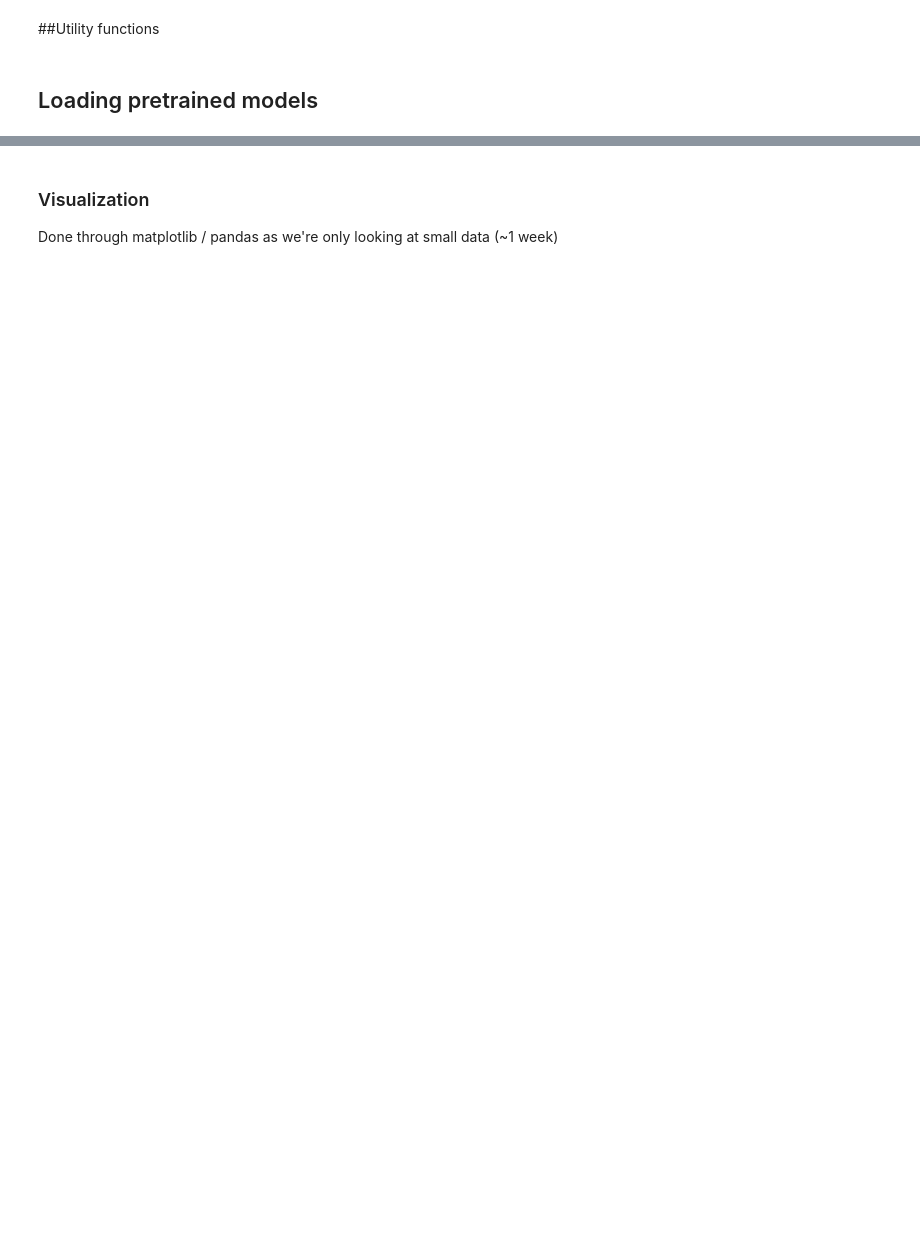
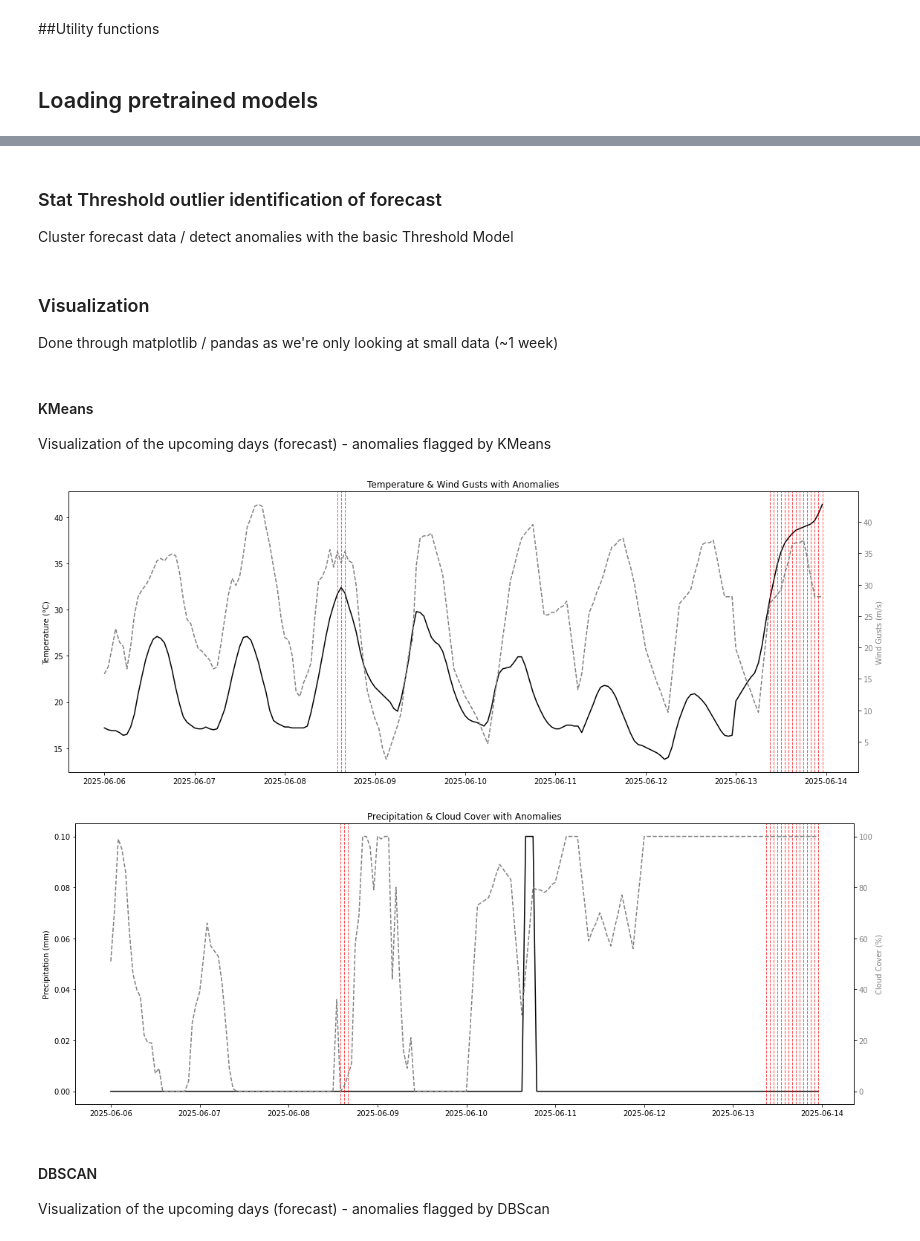
Before and after one commit to berthlou/dsaa_bda, a Jupyter notebook: Live - Streaming and Visualizations.ipynb, the cells around one changed output, grey strips where cells are left out. Drawn from its saved outputs; the diff is of its cells as text; code cells hidden in the pictures; blank space fills up the shorter version.

```diff
--- a/Live - Streaming and Visualizations.ipynb
+++ b/Live - Streaming and Visualizations.ipynb
@@ -207,0 +252,3 @@ final_stream.show(20, truncate=False)   # or writeStream(...) for true streaming
+# %% [markdown]
+### Stat Threshold outlier identification of forecast
+Cluster forecast data / detect anomalies with the basic Threshold Model
@@ -208,3 +269,63 @@ final_stream.show(20, truncate=False)   # or writeStream(...) for true streaming
 # %% [markdown]
 ### Visualization
 Done through matplotlib / pandas as we're only looking at small data (~1 week)
+# %% [markdown]
+#### KMeans
+Visualization of the upcoming days (forecast) - anomalies flagged by KMeans
+# %%
+# Selection of relevant columns and conversion to pandas for visualization
+plot_df = scored_sdf.select(
+    "time",
+    "temperature_2m",
+    "wind_gusts_10m",
+    "precipitation",
+    "cloud_cover",
+    "distance_cluster_center",
+    "is_anomaly"
+).orderBy("time").toPandas()
+# %%
+### Temperature & Wind Gusts
+fig, ax1 = plt.subplots(figsize=(16, 6))
+
+ax1.plot(plot_df["time"], plot_df["temperature_2m"], color="black", label="Temperature (°C)")
+ax1.set_ylabel("Temperature (°C)", color="black")
+ax1.tick_params(axis='y', labelcolor="black")
+
+for anomaly_time in plot_df.loc[plot_df["is_anomaly"] == 1, "time"]:
+    ax1.axvline(x=anomaly_time, color="red", linestyle="--", linewidth=1, alpha=0.7)
+
+ax2 = ax1.twinx()
+ax2.plot(plot_df["time"], plot_df["wind_gusts_10m"], color="gray", linestyle='--', label="Wind Gusts (m/s)")
+ax2.set_ylabel("Wind Gusts (m/s)", color="gray")
+ax2.tick_params(axis='y', labelcolor="gray")
+ax2.get_xaxis().set_visible(False)  # Remove duplicate x labels
+
+plt.title("Temperature & Wind Gusts with Anomalies")
+fig.tight_layout()
+plt.show()
+
+### Precipitation & Cloud Cover
+fig, ax3 = plt.subplots(figsize=(16, 6))
+
+ax3.plot(plot_df["time"], plot_df["precipitation"], color="black", label="Precipitation (mm)")
+ax3.set_ylabel("Precipitation (mm)", color="black")
+ax3.tick_params(axis='y', labelcolor="black")
+
+for anomaly_time in plot_df.loc[plot_df["is_anomaly"] == 1, "time"]:
+    ax3.axvline(x=anomaly_time, color="red", linestyle="--", linewidth=1, alpha=0.7)
+
+ax4 = ax3.twinx()
+ax4.plot(plot_df["time"], plot_df["cloud_cover"], color="gray", linestyle='--', label="Cloud Cover (%)")
+ax4.set_ylabel("Cloud Cover (%)", color="gray")
+ax4.tick_params(axis='y', labelcolor="gray")
+ax4.get_xaxis().set_visible(False)
+
+plt.title("Precipitation & Cloud Cover with Anomalies")
+fig.tight_layout()
+plt.show()
+# %% [output]
+[figure, added]
+[figure, added]
+# %% [markdown]
+#### DBSCAN
+Visualization of the upcoming days (forecast) - anomalies flagged by DBScan
```
Also changed, not shown: parts of 30 cells of this notebook.
